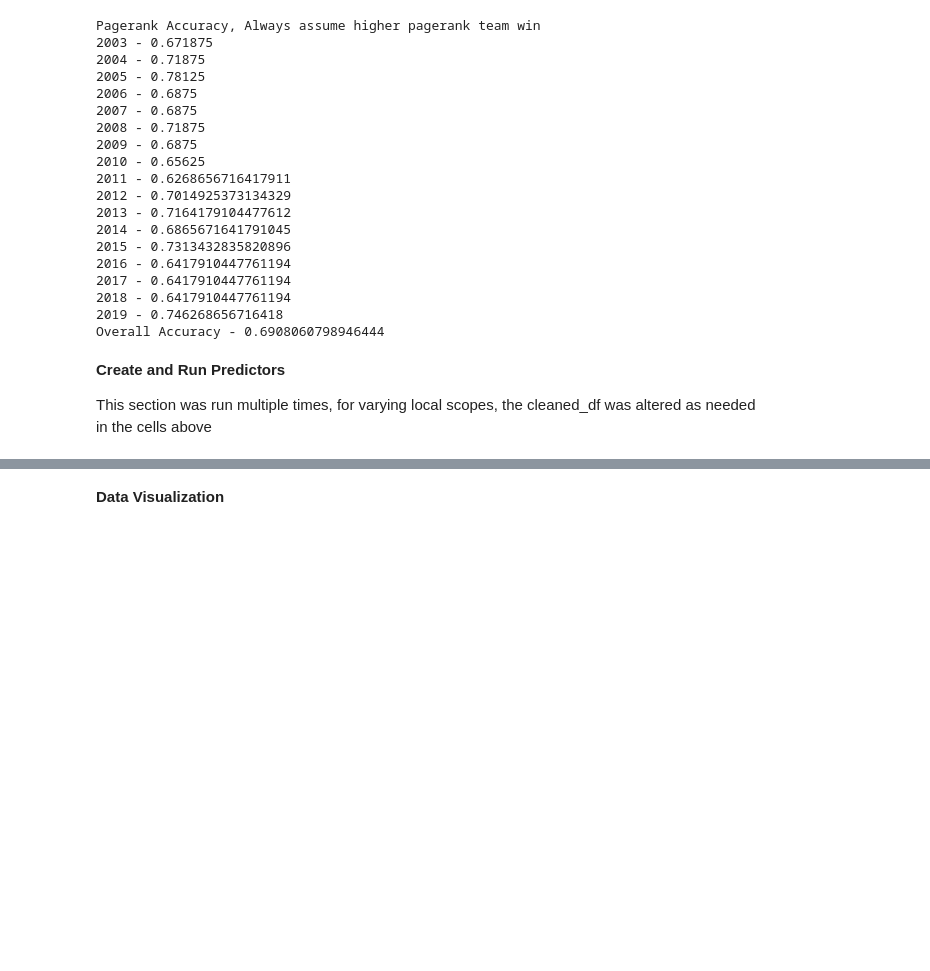
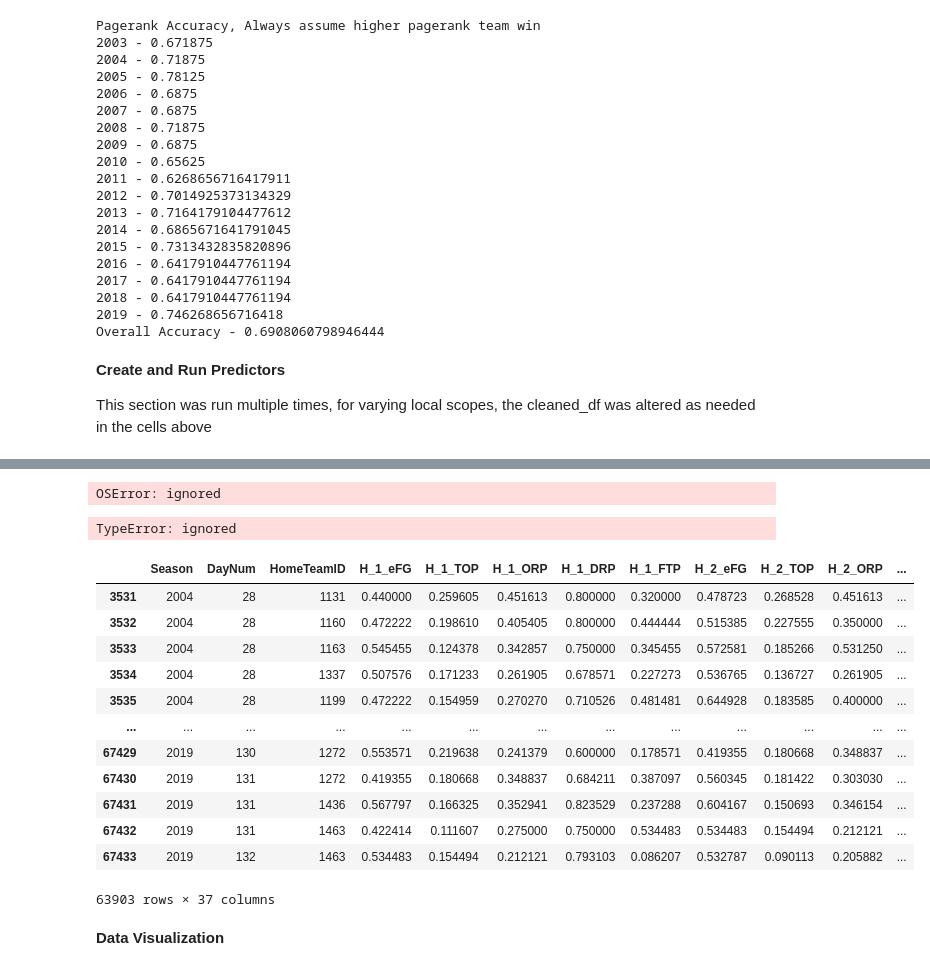
Before and after one commit to robertfmoore/march_madness, a Jupyter notebook: final_notebook.ipynb, the cells around one changed output, grey strips where cells are left out. Drawn from its saved outputs; the diff is of its cells as text; code cells hidden in the pictures; blank space fills up the shorter version.

```diff
--- a/final_notebook.ipynb
+++ b/final_notebook.ipynb
@@ -1045,0 +1292,4 @@ for train_indicies, test_indicies, in cross_val.split(x, y):
+# %%
+cleaned_df.to_csv('/content/drive/LAST3RAW_W_PAGERANK.csv')
+# %% [output]
+OSError: ignored
@@ -1046,3 +1298,28 @@ for train_indicies, test_indicies, in cross_val.split(x, y):
+# %%
+cleaned_df = pd.read_csv('/content/drive/My Drive/cleaned_3_raw.csv')
+# %% [output]
+TypeError: ignored
+# %%
+cleaned_df = cleaned_df.drop(columns=['Unnamed: 0'])
+# %%
+cleaned_df = cleaned_df.drop(['H_PageRank', 'A_PageRank'], axis=1)
+# %%
+cleaned_df = cleaned_df.loc[cleaned_df['Season'] > 2003]
+cleaned_df
+# %% [output]
+|  | Season | DayNum | HomeTeamID | H_1_eFG | H_1_TOP | H_1_ORP | H_1_DRP | H_1_FTP | H_2_eFG | H_2_TOP | H_2_ORP | ... |
+| 3531 | 2004 | 28 | 1131 | 0.440000 | 0.259605 | 0.451613 | 0.800000 | 0.320000 | 0.478723 | 0.268528 | 0.451613 | ... |
+| 3532 | 2004 | 28 | 1160 | 0.472222 | 0.198610 | 0.405405 | 0.800000 | 0.444444 | 0.515385 | 0.227555 | 0.350000 | ... |
+| 3533 | 2004 | 28 | 1163 | 0.545455 | 0.124378 | 0.342857 | 0.750000 | 0.345455 | 0.572581 | 0.185266 | 0.531250 | ... |
+| 3534 | 2004 | 28 | 1337 | 0.507576 | 0.171233 | 0.261905 | 0.678571 | 0.227273 | 0.536765 | 0.136727 | 0.261905 | ... |
+| 3535 | 2004 | 28 | 1199 | 0.472222 | 0.154959 | 0.270270 | 0.710526 | 0.481481 | 0.644928 | 0.183585 | 0.400000 | ... |
+| ... | ... | ... | ... | ... | ... | ... | ... | ... | ... | ... | ... | ... |
+| 67429 | 2019 | 130 | 1272 | 0.553571 | 0.219638 | 0.241379 | 0.600000 | 0.178571 | 0.419355 | 0.180668 | 0.348837 | ... |
+| 67430 | 2019 | 131 | 1272 | 0.419355 | 0.180668 | 0.348837 | 0.684211 | 0.387097 | 0.560345 | 0.181422 | 0.303030 | ... |
+| 67431 | 2019 | 131 | 1436 | 0.567797 | 0.166325 | 0.352941 | 0.823529 | 0.237288 | 0.604167 | 0.150693 | 0.346154 | ... |
+| 67432 | 2019 | 131 | 1463 | 0.422414 | 0.111607 | 0.275000 | 0.750000 | 0.534483 | 0.534483 | 0.154494 | 0.212121 | ... |
+| 67433 | 2019 | 132 | 1463 | 0.534483 | 0.154494 | 0.212121 | 0.793103 | 0.086207 | 0.532787 | 0.090113 | 0.205882 | ... |
+63903 rows × 37 columns
 # %%
 # Append Results with Appropriate Tag
 results_df = append_results(results_df, 'Last 3 - With Pagerank', RF_results, XG_results)
```
Also changed, not shown: parts of 22 cells of this notebook.
